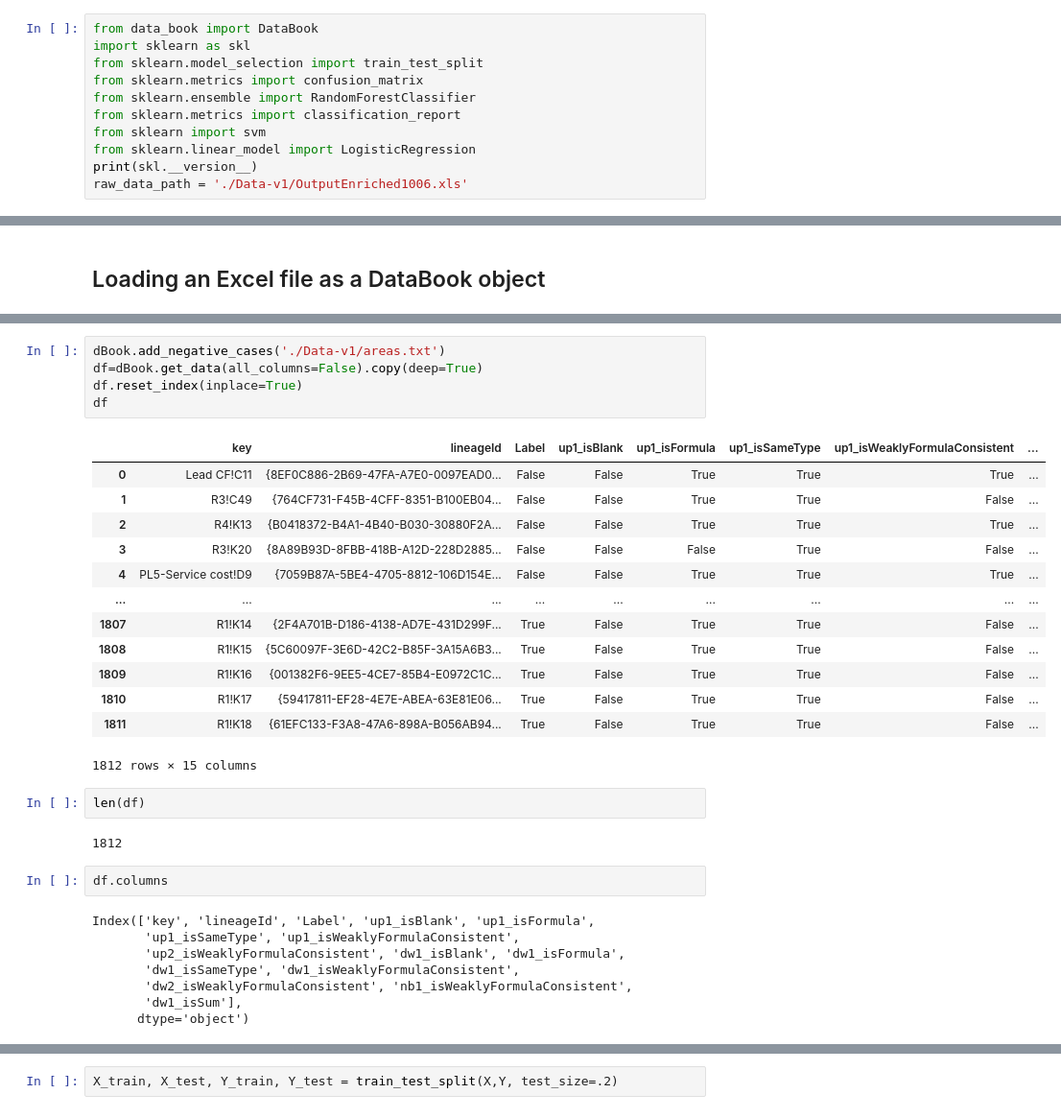
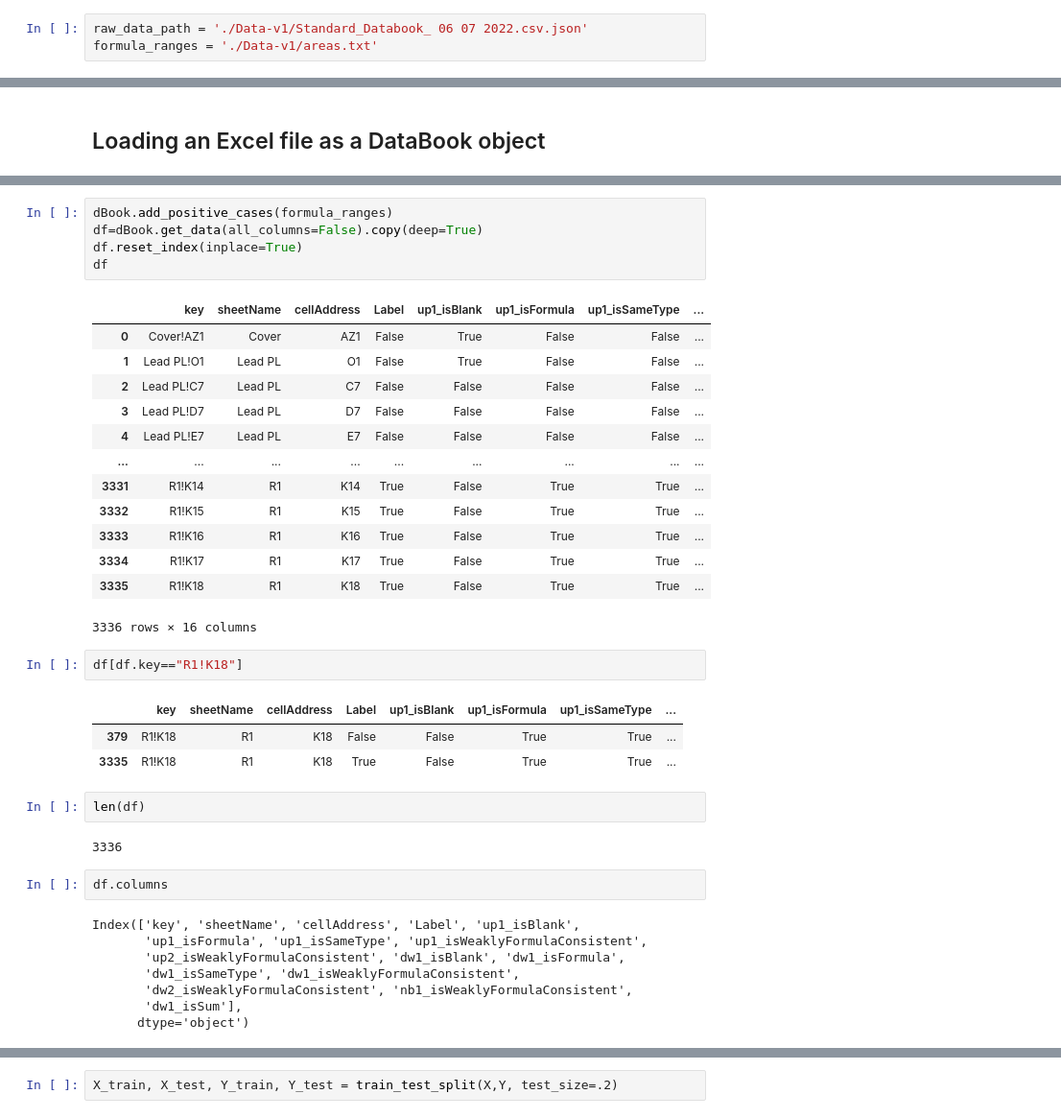
Before and after one commit to ks0411/databook_v1, a Jupyter notebook: Model-Training.ipynb, the cells around one changed output, grey strips where cells are left out. Shown at 96% size. Cells and saved outputs as stored; diff of their text form.

```diff
--- a/Model-Training.ipynb
+++ b/Model-Training.ipynb
@@ -3,11 +16,3 @@
 # %%
-from data_book import DataBook
-import sklearn as skl
-from sklearn.model_selection import train_test_split
-from sklearn.metrics import confusion_matrix
-from sklearn.ensemble import RandomForestClassifier
-from sklearn.metrics import classification_report
-from sklearn import svm
-from sklearn.linear_model import LogisticRegression
-print(skl.__version__)
-raw_data_path = './Data-v1/OutputEnriched1006.xls'
+raw_data_path = './Data-v1/Standard_Databook_ 06 07 2022.csv.json'
+formula_ranges = './Data-v1/areas.txt'
@@ -64,31 +69,37 @@ Negative cases are cells with formula marked as inconsistent, that are actual er
 # %%
-dBook.add_negative_cases('./Data-v1/areas.txt')
+dBook.add_positive_cases(formula_ranges)
 df=dBook.get_data(all_columns=False).copy(deep=True)
 df.reset_index(inplace=True)
 df
 # %% [output]
-|  | key | lineageId | Label | up1_isBlank | up1_isFormula | up1_isSameType | up1_isWeaklyFormulaConsistent | ... |
-| 0 | Lead CF!C11 | {8EF0C886-2B69-47FA-A7E0-0097EAD0... | False | False | True | True | True | ... |
-| 1 | R3!C49 | {764CF731-F45B-4CFF-8351-B100EB04... | False | False | True | True | False | ... |
-| 2 | R4!K13 | {B0418372-B4A1-4B40-B030-30880F2A... | False | False | True | True | True | ... |
-| 3 | R3!K20 | {8A89B93D-8FBB-418B-A12D-228D2885... | False | False | False | True | False | ... |
-| 4 | PL5-Service cost!D9 | {7059B87A-5BE4-4705-8812-106D154E... | False | False | True | True | True | ... |
+|  | key | sheetName | cellAddress | Label | up1_isBlank | up1_isFormula | up1_isSameType | ... |
+| 0 | Cover!AZ1 | Cover | AZ1 | False | True | False | False | ... |
+| 1 | Lead PL!O1 | Lead PL | O1 | False | True | False | False | ... |
+| 2 | Lead PL!C7 | Lead PL | C7 | False | False | False | False | ... |
+| 3 | Lead PL!D7 | Lead PL | D7 | False | False | False | False | ... |
+| 4 | Lead PL!E7 | Lead PL | E7 | False | False | False | False | ... |
 | ... | ... | ... | ... | ... | ... | ... | ... | ... |
-| 1807 | R1!K14 | {2F4A701B-D186-4138-AD7E-431D299F... | True | False | True | True | False | ... |
-| 1808 | R1!K15 | {5C60097F-3E6D-42C2-B85F-3A15A6B3... | True | False | True | True | False | ... |
-| 1809 | R1!K16 | {001382F6-9EE5-4CE7-85B4-E0972C1C... | True | False | True | True | False | ... |
-| 1810 | R1!K17 | {59417811-EF28-4E7E-ABEA-63E81E06... | True | False | True | True | False | ... |
-| 1811 | R1!K18 | {61EFC133-F3A8-47A6-898A-B056AB94... | True | False | True | True | False | ... |
+| 3331 | R1!K14 | R1 | K14 | True | False | True | True | ... |
+| 3332 | R1!K15 | R1 | K15 | True | False | True | True | ... |
+| 3333 | R1!K16 | R1 | K16 | True | False | True | True | ... |
+| 3334 | R1!K17 | R1 | K17 | True | False | True | True | ... |
+| 3335 | R1!K18 | R1 | K18 | True | False | True | True | ... |
-1812 rows × 15 columns
+3336 rows × 16 columns
+# %%
+df[df.key=="R1!K18"]
+# %% [output]
+|  | key | sheetName | cellAddress | Label | up1_isBlank | up1_isFormula | up1_isSameType | ... |
+| 379 | R1!K18 | R1 | K18 | False | False | True | True | ... |
+| 3335 | R1!K18 | R1 | K18 | True | False | True | True | ... |
 # %%
 len(df)
 # %% [output]
-1812
+3336
 # %%
 df.columns
 # %% [output]
-Index(['key', 'lineageId', 'Label', 'up1_isBlank', 'up1_isFormula',
-       'up1_isSameType', 'up1_isWeaklyFormulaConsistent',
+Index(['key', 'sheetName', 'cellAddress', 'Label', 'up1_isBlank',
+       'up1_isFormula', 'up1_isSameType', 'up1_isWeaklyFormulaConsistent',
        'up2_isWeaklyFormulaConsistent', 'dw1_isBlank', 'dw1_isFormula',
        'dw1_isSameType', 'dw1_isWeaklyFormulaConsistent',
        'dw2_isWeaklyFormulaConsistent', 'nb1_isWeaklyFormulaConsistent',
```
Also changed, not shown: parts of 25 cells of this notebook, 16 other files.
